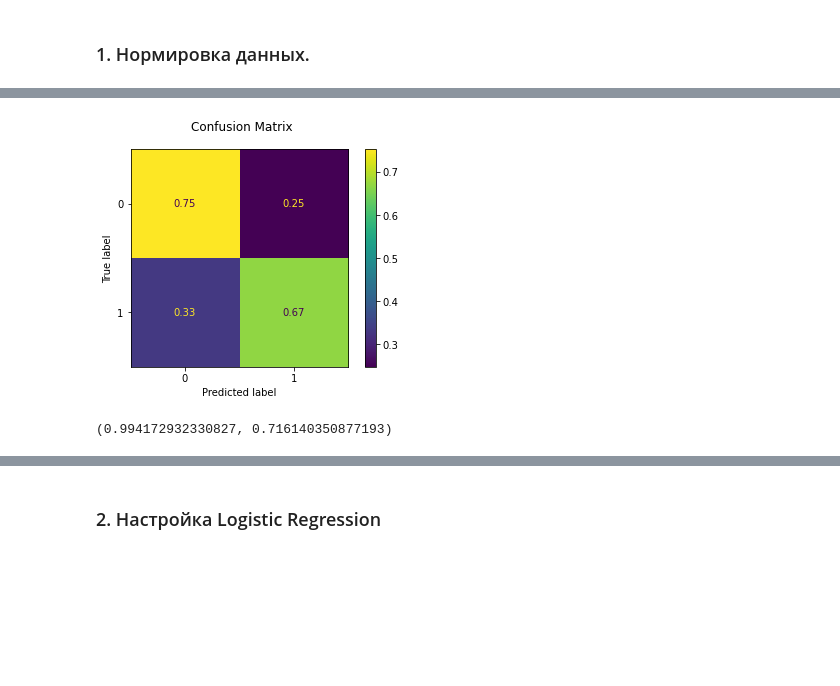
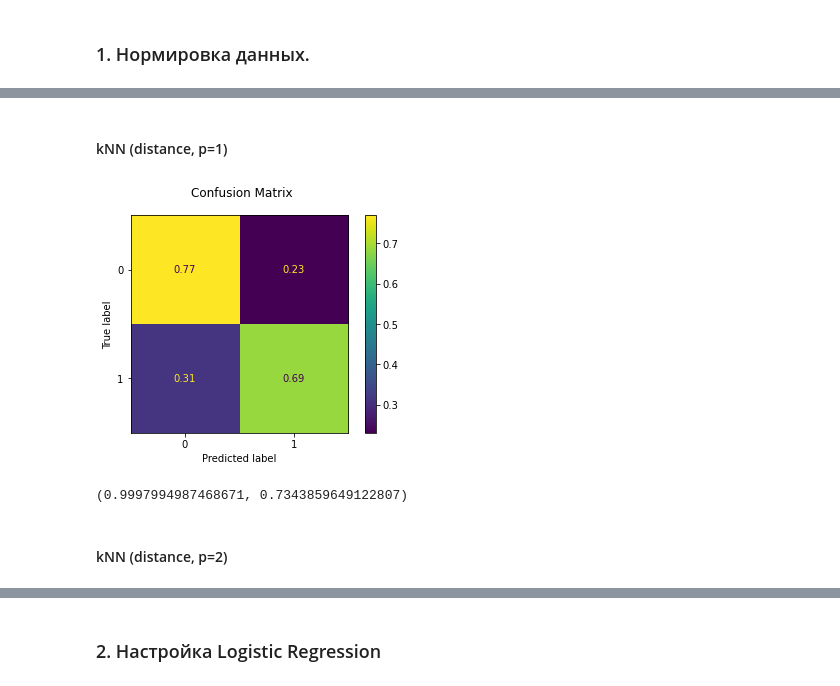
Before and after one commit to aslmyura/ml-python, a Jupyter notebook: 5_classification_linear_knn/hw_classification.ipynb, the cells around one changed output, grey strips where cells are left out. Cells and saved outputs as stored; diff of their text form; code cells hidden in the pictures; blank space fills up the shorter version.

```diff
--- a/5_classification_linear_knn/hw_classification.ipynb
+++ b/5_classification_linear_knn/hw_classification.ipynb
@@ -1045,4 +1047,17 @@ Fare        float64
 Cabin        object
 Embarked     object
 dtype: object
+# %%
+def spl_tick(x):
+    """Extracting letters from tickets"""
+    return x.split()[0] if x.isdigit() == False else '-'
+
+def re_symb(x):
+    """Removing symbols"""
+    return re.sub(r"[#%!@*.,!:;]", "", x)
+
+def digit_tick(x):
+    """Extract digits from tickets"""
+    digits = [int(s) for s in x.split() if s.isdigit()]
+    return digits[0] if len(digits)>0 else 0
 # %%
@@ -1070,10 +1100,0 @@ Dataset shape: (99750, 8)
-# %%
-dataset['Sex_1'] = [0 if v=='male' else 1 for v in dataset['Sex']]
-dataset['Embarked_1'] = [0 if v=='S' else (1 if v=='C' else 2) for v in dataset['Embarked']]
-
-dataset.drop(columns=['Sex','Embarked'], inplace=True)
-
-dataset.rename(columns={'Sex_1': 'Sex'}, inplace=True)
-dataset.rename(columns={'Embarked_1': 'Embarked'}, inplace=True)
-
-dataset.head()
@@ -1112,10 +1186,22 @@ def get_train_test_data(features: List[str], target: str) -> tuple:
     )
 # %%
 target = 'Survived'
-features = ['Pclass', 'Age', 'SibSp', 'Parch', 'Fare', 'Sex', 'Embarked']
+# features = ['Pclass', 'Age', 'SibSp', 'Parch', 'Fare', 'Sex', 'Embarked'] # basic
+features = ['Pclass', 'Age', 'SibSp', 'Parch', 'Fare', 'Sex', 'Embarked' , 'Ticket', 'Ticket_code'] ## the best
+# features = ['Pclass', 'Age', 'Fare', 'Sex', 'Embarked']  #3
+# features = ['Pclass', 'Age', 'SibSp', 'Parch', 'Fare', 'Sex', 'Embarked' , 'Ticket']
+# features = ['Pclass', 'Age', 'Fare', 'Sex', 'Embarked' , 'Ticket', 'Ticket_code']
+# features = ['Pclass', 'Age', 'SibSp', 'Parch', 'Fare', 'Sex', 'Embarked' , 'Ticket', 'Ticket_code', 'Cabin', 'Cabin_code']
+# features = ['Pclass', 'Age', 'Family', 'Fare', 'Sex', 'Embarked' , 'Ticket', 'Ticket_code']
+
+
 X_train, y_train, X_test, y_test = get_train_test_data(features, target)
 X = dataset[features].copy().to_numpy()
 y = dataset[target].copy().to_numpy()
+
+# degree = 3
+# poly = PolynomialFeatures(degree)
+# poly.fit_transform(X)
 # %% [markdown]
 ### 3. Training
 # %%
@@ -1180,6 +1268,10 @@ fit_evaluate(lr, X1_train, y_train, X1_test, y_test)
+# %% [markdown]
+#### kNN (distance, p=1)
 # %%
-knn = KNeighborsClassifier(n_neighbors=5, weights='distance')
+knn = KNeighborsClassifier(n_neighbors=5, weights='distance', p=1)
 fit_evaluate(knn, X1_train, y_train, X1_test, y_test)
 # %% [output]
-[figure, old version]
+[figure, new version]
-(0.994172932330827, 0.716140350877193)
+(0.9997994987468671, 0.7343859649122807)
+# %% [markdown]
+#### kNN (distance, p=2)
```
Also changed, not shown: parts of 48 cells of this notebook.
